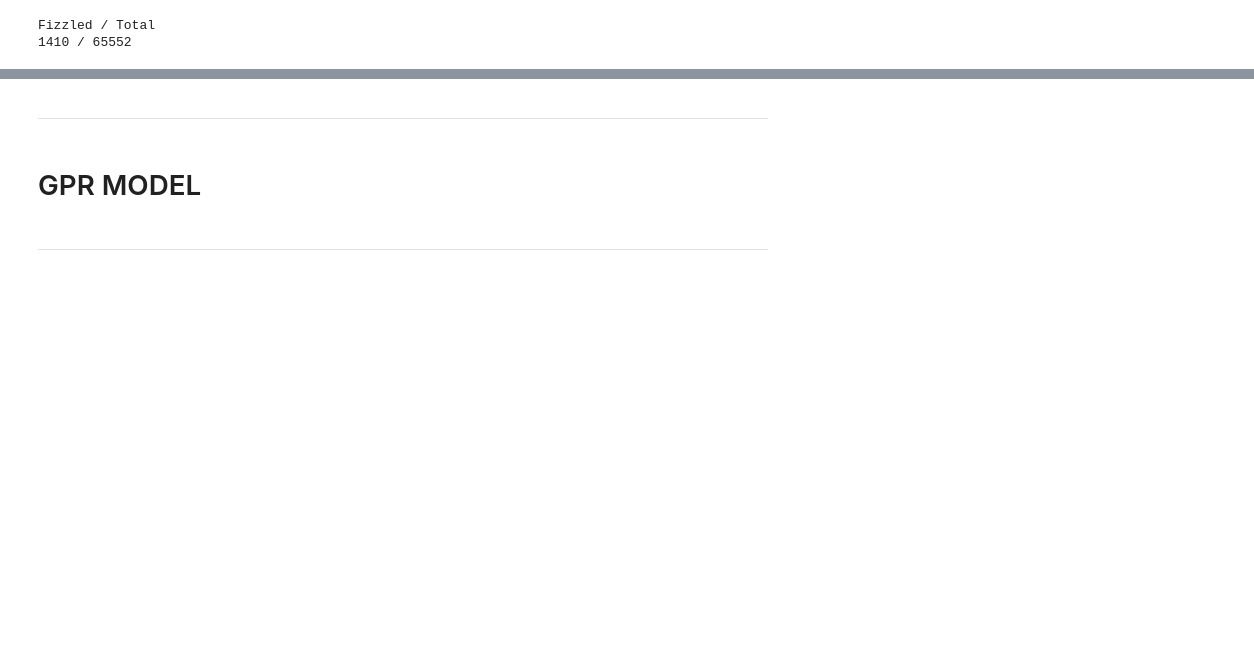
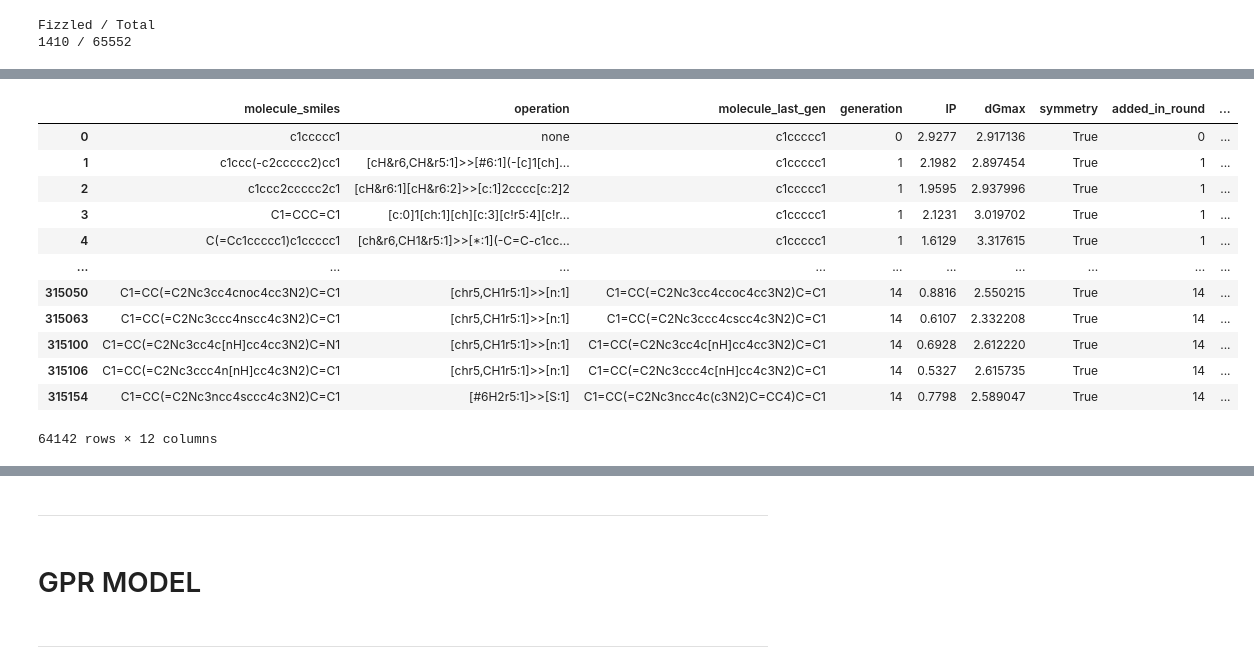
Before and after one commit to scakolli/photocatalysis, a Jupyter notebook: workspace/MachineLearning.ipynb, the cells around one changed output, grey strips where cells are left out. Saved outputs shown, nothing was run; the diff lists cells and outputs as text; code cells hidden in the pictures; blank space fills up the shorter version.

```diff
--- a/workspace/MachineLearning.ipynb
+++ b/workspace/MachineLearning.ipynb
@@ -34,7 +37,7 @@ from photocatalysis.learners_treesearch import get_population_completed
 # df = pd.read_json(local_path, orient='split')
 
 ### REMOTE
-df = pd.read_json('/home/btpq/bt308495/Thesis/DF_COMPLETE.json', orient='split')
+df = pd.read_json('/home/btpq/bt308495/Thesis/frames/DF_COMPLETE.json', orient='split')
 # %%
 print("Fizzled / Total")
 print("{} / {}".format(df.loc[df.calc_status == 'fizzled'].shape[0], df.shape[0]))
@@ -46,0 +56,2 @@ df = get_population_completed(df)
+# %%
+df = generate_ml_vectors(df)
@@ -46,0 +165,16 @@ df = get_population_completed(df)
+# %%
+df
+# %% [output]
+|  | molecule_smiles | operation | molecule_last_gen | generation | IP | dGmax | symmetry | added_in_round | ... |
+| 0 | c1ccccc1 | none | c1ccccc1 | 0 | 2.9277 | 2.917136 | True | 0 | ... |
+| 1 | c1ccc(-c2ccccc2)cc1 | [cH&r6,CH&r5:1]>>[#6:1](-[c]1[ch]... | c1ccccc1 | 1 | 2.1982 | 2.897454 | True | 1 | ... |
+| 2 | c1ccc2ccccc2c1 | [cH&r6:1][cH&r6:2]>>[c:1]2cccc[c:2]2 | c1ccccc1 | 1 | 1.9595 | 2.937996 | True | 1 | ... |
+| 3 | C1=CCC=C1 | [c:0]1[ch:1][ch][c:3][c!r5:4][c!r... | c1ccccc1 | 1 | 2.1231 | 3.019702 | True | 1 | ... |
+| 4 | C(=Cc1ccccc1)c1ccccc1 | [ch&r6,CH1&r5:1]>>[*:1](-C=C-c1cc... | c1ccccc1 | 1 | 1.6129 | 3.317615 | True | 1 | ... |
+| ... | ... | ... | ... | ... | ... | ... | ... | ... | ... |
+| 315050 | C1=CC(=C2Nc3cc4cnoc4cc3N2)C=C1 | [chr5,CH1r5:1]>>[n:1] | C1=CC(=C2Nc3cc4ccoc4cc3N2)C=C1 | 14 | 0.8816 | 2.550215 | True | 14 | ... |
+| 315063 | C1=CC(=C2Nc3ccc4nscc4c3N2)C=C1 | [chr5,CH1r5:1]>>[n:1] | C1=CC(=C2Nc3ccc4cscc4c3N2)C=C1 | 14 | 0.6107 | 2.332208 | True | 14 | ... |
+| 315100 | C1=CC(=C2Nc3cc4c[nH]cc4cc3N2)C=N1 | [chr5,CH1r5:1]>>[n:1] | C1=CC(=C2Nc3cc4c[nH]cc4cc3N2)C=C1 | 14 | 0.6928 | 2.612220 | True | 14 | ... |
+| 315106 | C1=CC(=C2Nc3ccc4n[nH]cc4c3N2)C=C1 | [chr5,CH1r5:1]>>[n:1] | C1=CC(=C2Nc3ccc4c[nH]cc4c3N2)C=C1 | 14 | 0.5327 | 2.615735 | True | 14 | ... |
+| 315154 | C1=CC(=C2Nc3ncc4sccc4c3N2)C=C1 | [#6H2r5:1]>>[S:1] | C1=CC(=C2Nc3ncc4c(c3N2)C=CC4)C=C1 | 14 | 0.7798 | 2.589047 | True | 14 | ... |
+64142 rows × 12 columns
```
Also changed, not shown: parts of 54 cells of this notebook, 4 other files.
